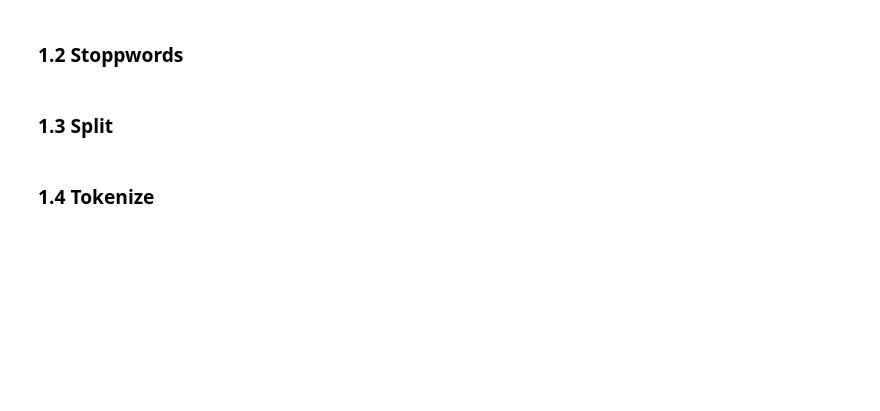
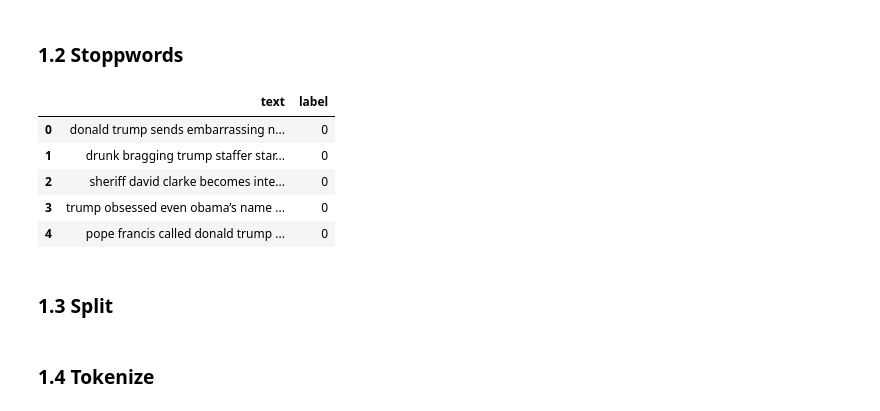
Before and after one commit to leobreo/ml_term2, a Jupyter notebook: assignment3/ca3.ipynb, the cells around one changed output. Cells and saved outputs as stored; diff of their text form; code cells hidden in the pictures; blank space fills up the shorter version.

```diff
--- a/assignment3/ca3.ipynb
+++ b/assignment3/ca3.ipynb
@@ -48,6 +57,15 @@ df['text'] = df['text'].apply(lambda x: x.lower())
 # Removing stopwords
 stop_words = set(stopwords.words('english'))
 df['text'] = df['text'].apply(lambda x: ' '.join([word for word in x.split() if word not in stop_words and len(word) > 2]))
+# %%
+df.head()
+# %% [output]
+|  | text | label |
+| 0 | donald trump sends embarrassing n... | 0 |
+| 1 | drunk bragging trump staffer star... | 0 |
+| 2 | sheriff david clarke becomes inte... | 0 |
+| 3 | trump obsessed even obama’s name ... | 0 |
+| 4 | pope francis called donald trump ... | 0 |
 # %% [markdown]
 ### 1.3 Split
 # %%
```
Also changed, not shown: parts of 9 cells of this notebook.
